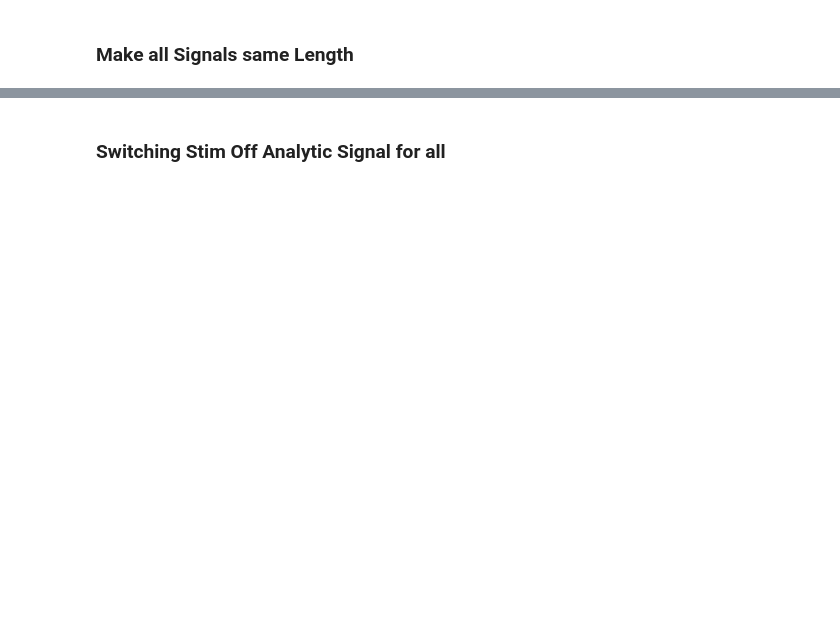
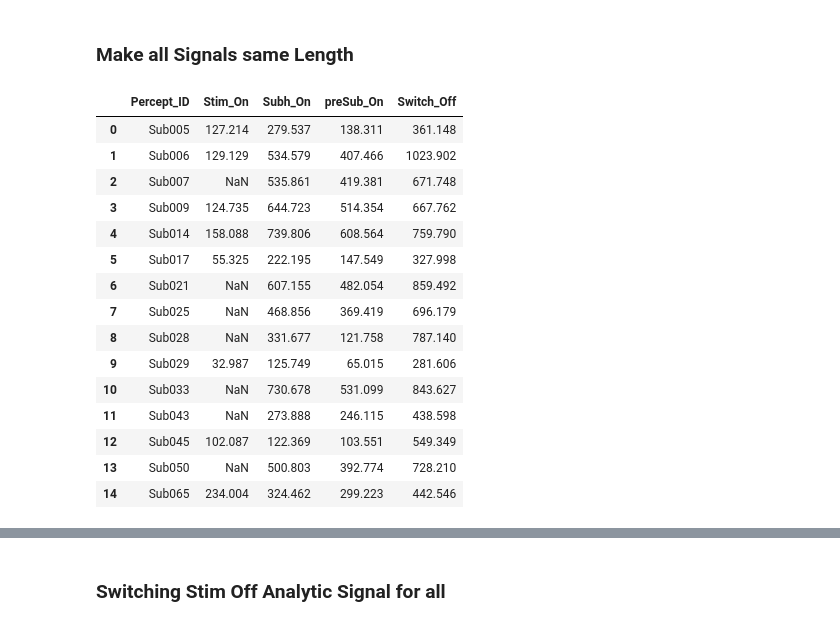
Before and after one commit to BarbaraMath/FinelyTunedGamma, a Jupyter notebook: Anal_Signal.ipynb, the cells around one changed output, grey strips where cells are left out. Saved outputs shown, nothing was run; the diff lists cells and outputs as text; code cells hidden in the pictures; blank space fills up the shorter version.

Commit message:
analytic signal, traces

```diff
--- a/Anal_Signal.ipynb
+++ b/Anal_Signal.ipynb
@@ -407,0 +351,25 @@ sm_anal['Spontan'][250:300,sm_anal['StimVec'] == 0]
+# %%
+anal_epochs = pd.read_excel(os.path.join(
+    project_path,
+    'data', 'anal_signal',
+    'Anal_epochs.xlsx'
+))
+
+anal_epochs
+# %% [output]
+|  | Percept_ID | Stim_On | Subh_On | preSub_On | Switch_Off |
+| 0 | Sub005 | 127.214 | 279.537 | 138.311 | 361.148 |
+| 1 | Sub006 | 129.129 | 534.579 | 407.466 | 1023.902 |
+| 2 | Sub007 | NaN | 535.861 | 419.381 | 671.748 |
+| 3 | Sub009 | 124.735 | 644.723 | 514.354 | 667.762 |
+| 4 | Sub014 | 158.088 | 739.806 | 608.564 | 759.790 |
+| 5 | Sub017 | 55.325 | 222.195 | 147.549 | 327.998 |
+| 6 | Sub021 | NaN | 607.155 | 482.054 | 859.492 |
+| 7 | Sub025 | NaN | 468.856 | 369.419 | 696.179 |
+| 8 | Sub028 | NaN | 331.677 | 121.758 | 787.140 |
+| 9 | Sub029 | 32.987 | 125.749 | 65.015 | 281.606 |
+| 10 | Sub033 | NaN | 730.678 | 531.099 | 843.627 |
+| 11 | Sub043 | NaN | 273.888 | 246.115 | 438.598 |
+| 12 | Sub045 | 102.087 | 122.369 | 103.551 | 549.349 |
+| 13 | Sub050 | NaN | 500.803 | 392.774 | 728.210 |
+| 14 | Sub065 | 234.004 | 324.462 | 299.223 | 442.546 |
```
Also changed, not shown: parts of 33 cells of this notebook, 3 other files.
